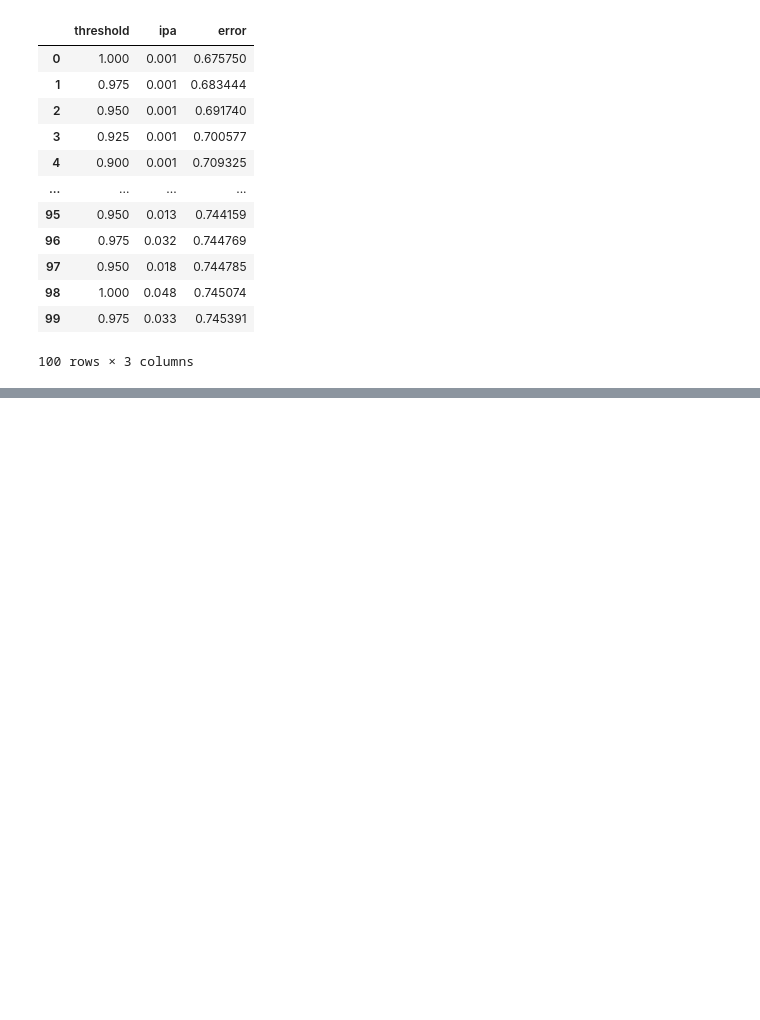
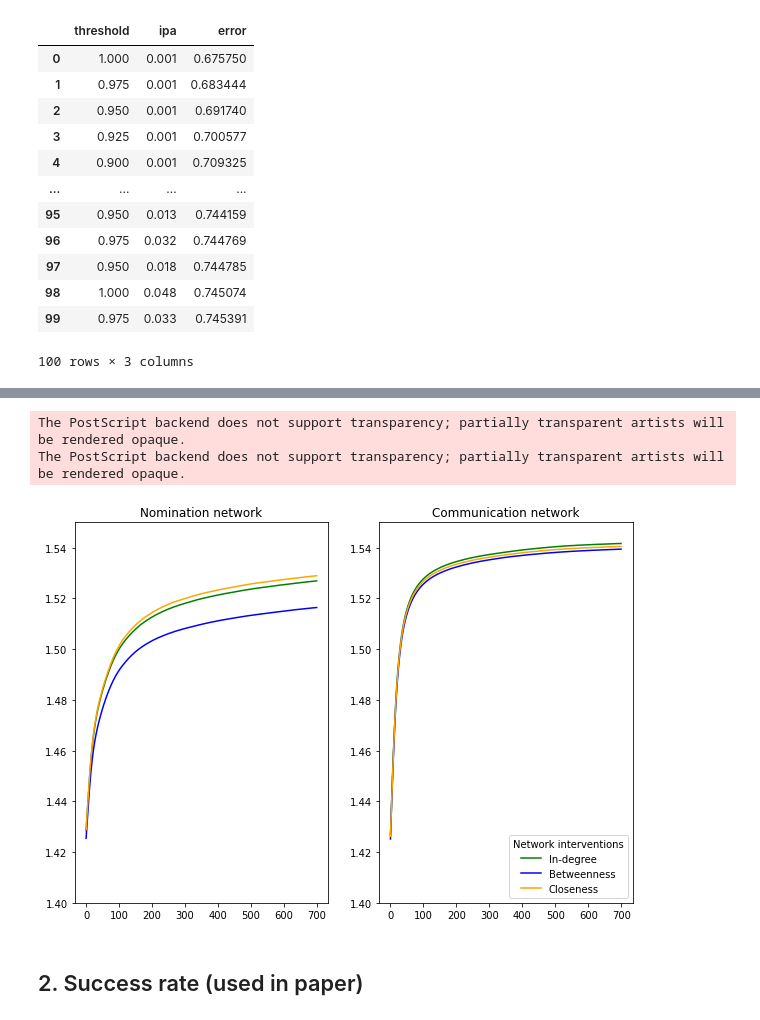
Before and after one commit to MovezNetwork/ABM-PA, a Jupyter notebook: notebooks/simulation_interventions.ipynb, the cells around one changed output, grey strips where cells are left out. Drawn from its saved outputs; the diff is of its cells as text; code cells hidden in the pictures; blank space fills up the shorter version.

```diff
--- a/notebooks/simulation_interventions.ipynb
+++ b/notebooks/simulation_interventions.ipynb
@@ -29,3 +27,6 @@ except Exception as ex:
+# %%
+# Read input variables
+input_args = utils.load_input_args('../input/simulation.json')
 # %%
 # instantiate simulation class
 
@@ -307 +312,34 @@ c_com_sr
+# %%
+# Plots (with confidence intervals)
+ticks = np.arange(1.40, 1.60, 0.01)
+x = np.arange(0,700,1)
+
+fig, (ax1, ax2) = plt.subplots(1, 2, figsize=(10,7))
+
+ax1.set_title('Nomination network')
+ax1.set_ylim([1.4, 1.55])
+ax1.plot(x, i_nom, color='green')
+#plt.fill_between(x, i_nom_min, i_nom_max, alpha=0.2, color='C5')
+ax1.plot(x, b_nom, color='blue')
+#plt.fill_between(x, b_nom_min, b_nom_max, alpha=0.2, color='C0')
+ax1.plot(x, c_nom, color='orange')
+#plt.fill_between(x, c_nom_min, c_nom_max, alpha=0.2, color='C3')
+
+ax2.set_title('Communication network')
+ax2.set_ylim([1.4, 1.55])
+ax2.plot(x, i_com, color='green')
+#plt.fill_between(x, i_com_min, i_com_max, alpha=0.2, color='C5')
+ax2.plot(x, b_com, color='blue')
+#plt.fill_between(x, b_com_min, b_com_max, alpha=0.2, color='C0')
+ax2.plot(x, c_com, color='orange')
+#plt.fill_between(x, c_com_min, c_com_max, alpha=0.2, color='C3')
+ax2.legend(['In-degree', 'Betweenness', 'Closeness'], loc='lower right', title="Network interventions")
+
+fig.savefig('../output/sim_results1.eps', bbox_inches='tight', format='eps', dpi=1000)
+# %% [output]
+The PostScript backend does not support transparency; partially transparent artists will be rendered opaque.
+The PostScript backend does not support transparency; partially transparent artists will be rendered opaque.
+[figure, added]
+# %% [markdown]
+## 2. Success rate (used in paper)
 # %%
```
Also changed, not shown: parts of 21 cells of this notebook, 5 other files.
